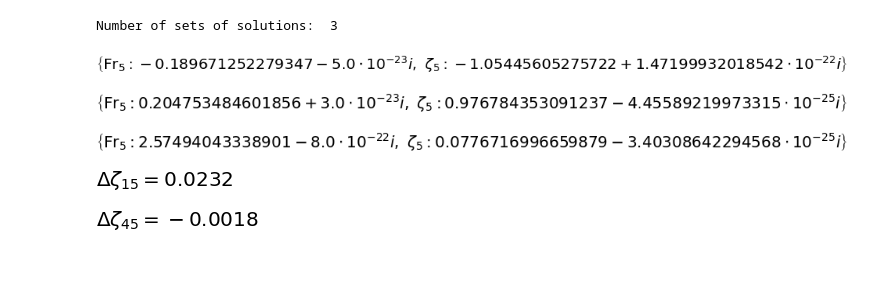
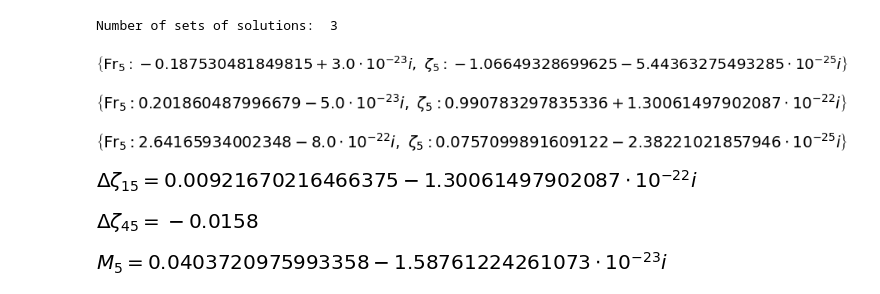
Before and after one commit to Pselae/MCTE_2020_2021, a Jupyter notebook: DiskActuator/Numerical_Computations.ipynb, the cells around one changed output. Cells and saved outputs as stored; diff of their text form; code cells hidden in the pictures; blank space fills up the shorter version.

```diff
--- a/DiskActuator/Numerical_Computations.ipynb
+++ b/DiskActuator/Numerical_Computations.ipynb
@@ -17,6 +18,6 @@ B = symbols( "B")
 # %% [markdown]
 # Data of the problem
 # %%
-data = { B: 0.8, ζ1: 1, Fr1: 0.2, Fr4b: 0.3 }
+data = { B: 0.2, ζ1: 1, Fr1: 0.2, Fr4b: 0.3 }
 data
 # %% [output]
@@ -128,13 +144,19 @@ sol2[2]
 [figure]
 # %%
 Δζ15 = symbols( r"\Delta\zeta_{15}" )
-eqC1 = Eq( Δζ15, round( 1 - re( sol2[1][ζ5] ), 4 ) )
+eqC1 = Eq( Δζ15, ζ1 - sol2[1][ζ5] ).subs( data )
 eqC1
 # %% [output]
-[figure, old version]
+[figure, new version]
 # %%
 Δζ45 = symbols( r"\Delta\zeta_{45}" )
 eqD1 = Eq( Δζ45, round( sol1[1][ζ4] - re( sol2[1][ζ5] ), 4 ) )
 eqD1
 # %% [output]
-[figure, old version]
+[figure, new version]
+# %%
+M5 = symbols( "M_5" )
+M5_value = simplify( Eq( M5, Fr5**2 * ζ5 ).subs( sol2[1] ) )
+M5_value
+# %% [output]
+[figure, added]
```
Also changed, not shown: parts of 12 cells of this notebook.
